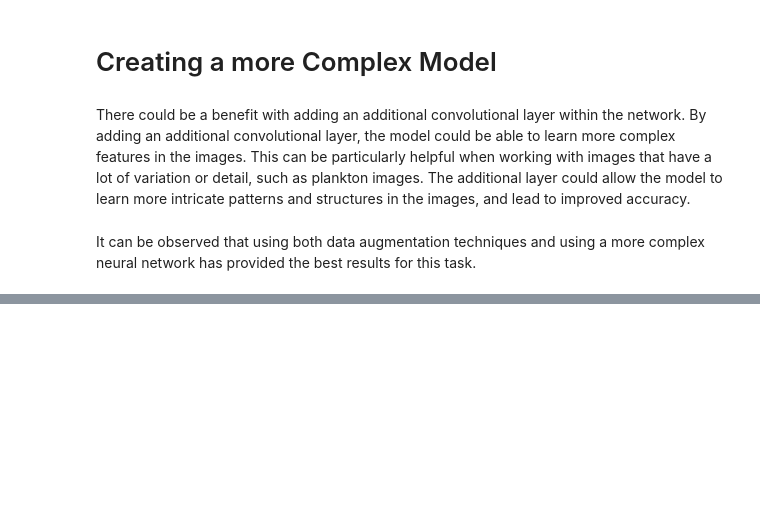
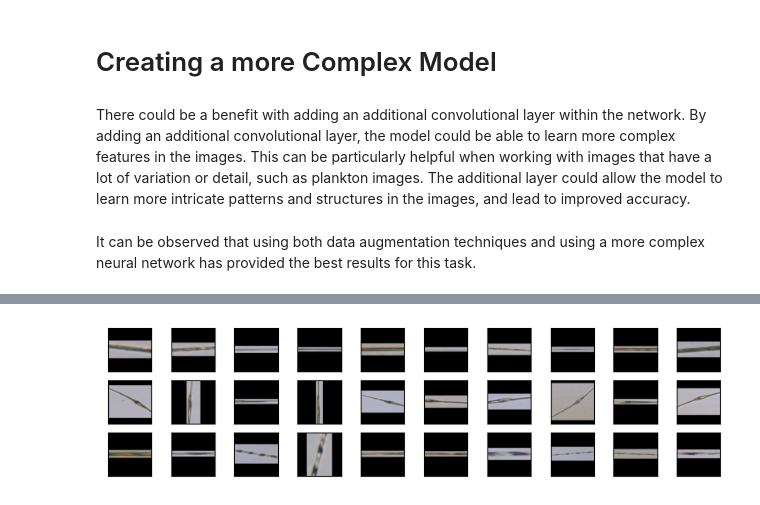
Before and after one commit to ChloeMorgana/DL-Coursework, a Jupyter notebook: 2439047s_DL_Coursework.ipynb, the cells around one changed output, grey strips where cells are left out. Drawn from its saved outputs; the diff is of its cells as text; code cells hidden in the pictures; blank space fills up the shorter version.

```diff
--- a/2439047s_DL_Coursework.ipynb
+++ b/2439047s_DL_Coursework.ipynb
@@ -562,0 +550,16 @@ weighted avg       0.62      0.62      0.61       972
+# %%
+classes = data['labels'].unique()
+fig = plt.figure(figsize=(10,10))
+c = [7,8,10]
+n = 10 # number of examples to show per class
+for i in range(len(c)):
+  idx = data['labels'] == classes[c[i]]
+  imgs = data['images'][idx,...]
+  for j in range(n):
+    ax = plt.subplot(12,n,i*n+j+1)
+    ax.get_xaxis().set_visible(False)
+    ax.get_yaxis().set_visible(False)
+    ax.imshow( imgs[j,...].permute(1, 2, 0) ) # note the permute because tensorflow puts the channel as the first dimension whereas matplotlib expects WxHx3
+plt.show()
+# %% [output]
+[figure, added]
```
Also changed, not shown: parts of 16 cells of this notebook.
